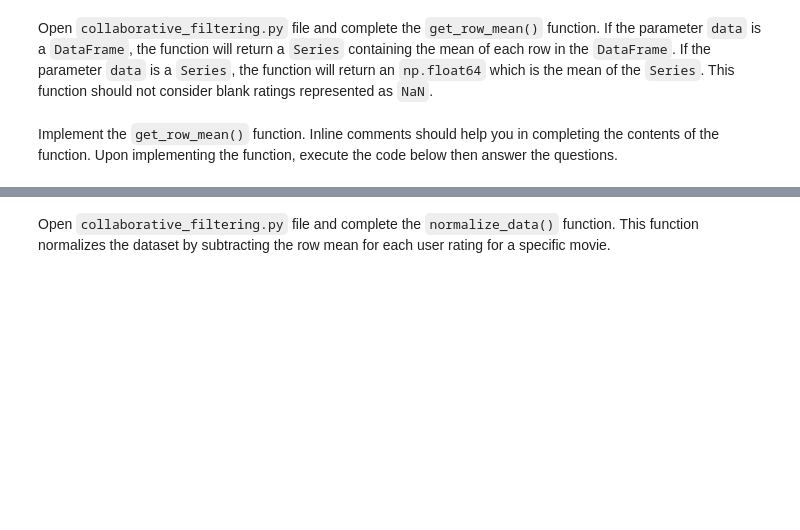
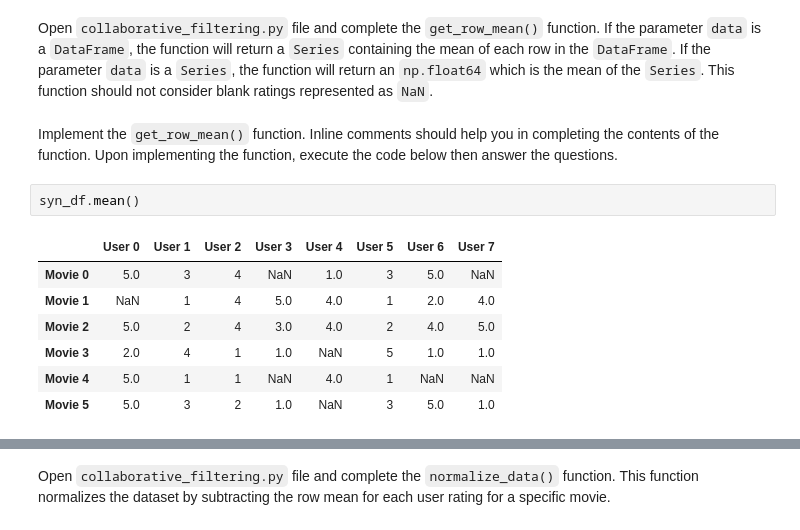
Before and after one commit to kayecandy/csmodel, a Jupyter notebook: 3.3 - Collaborative Filtering on Movie Dataset/3.3 - Collaborative Filtering on Movie Dataset.ipynb, the cells around one changed output, grey strips where cells are left out. Saved outputs shown, nothing was run; the diff lists cells and outputs as text; blank space fills up the shorter version.

```diff
--- a/3.3 - Collaborative Filtering on Movie Dataset/3.3 - Collaborative Filtering on Movie Dataset.ipynb
+++ b/3.3 - Collaborative Filtering on Movie Dataset/3.3 - Collaborative Filtering on Movie Dataset.ipynb
@@ -46,6 +97,16 @@ cfilter = CollaborativeFiltering(2)
 Open `collaborative_filtering.py` file and complete the `get_row_mean()` function. If the parameter `data` is a `DataFrame`, the function will return a `Series` containing the mean of each row in the `DataFrame`. If the parameter `data` is a `Series`, the function will return an `np.float64` which is the mean of the `Series`. This function should not consider blank ratings represented as `NaN`.
 # %% [markdown]
 Implement the `get_row_mean()` function. Inline comments should help you in completing the contents of the function. Upon implementing the function, execute the code below then answer the questions.
+# %%
+syn_df.mean()
+# %% [output]
+|  | User 0 | User 1 | User 2 | User 3 | User 4 | User 5 | User 6 | User 7 |
+| Movie 0 | 5.0 | 3 | 4 | NaN | 1.0 | 3 | 5.0 | NaN |
+| Movie 1 | NaN | 1 | 4 | 5.0 | 4.0 | 1 | 2.0 | 4.0 |
+| Movie 2 | 5.0 | 2 | 4 | 3.0 | 4.0 | 2 | 4.0 | 5.0 |
+| Movie 3 | 2.0 | 4 | 1 | 1.0 | NaN | 5 | 1.0 | 1.0 |
+| Movie 4 | 5.0 | 1 | 1 | NaN | 4.0 | 1 | NaN | NaN |
+| Movie 5 | 5.0 | 3 | 2 | 1.0 | NaN | 3 | 5.0 | 1.0 |
 # %%
 mean = cfilter.get_row_mean(syn_df.iloc[0])
 print(mean)
```
Also changed, not shown: parts of 24 cells of this notebook.
